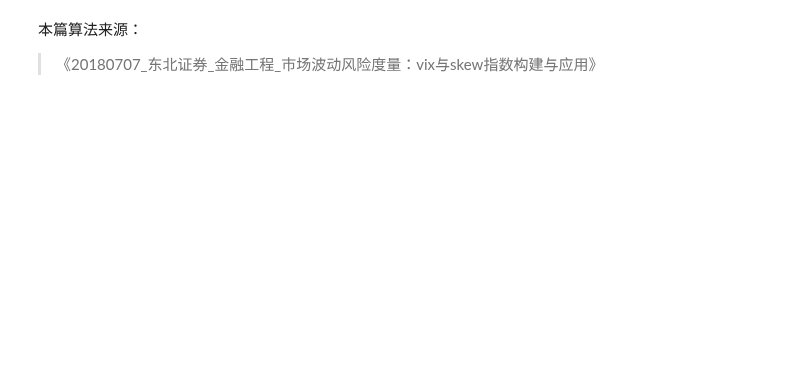
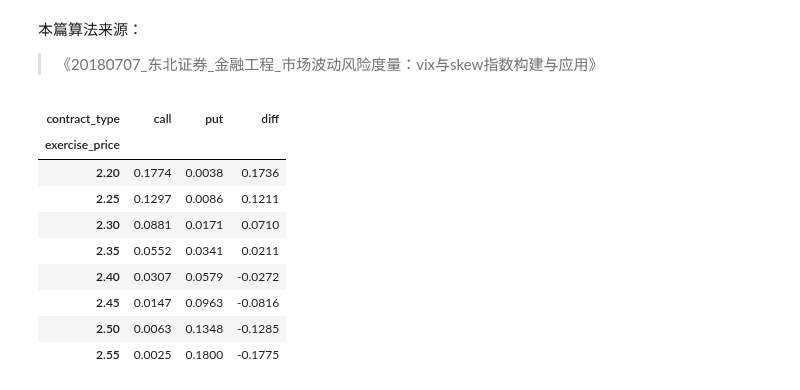
Before and after one commit to hugo2046/QuantsPlaybook, a Jupyter notebook: C-择时类/C-VIX中国版VIX编制手册/test.ipynb, the cells around one changed output. Drawn from its saved outputs; the diff is of its cells as text; code cells hidden in the pictures; blank space fills up the shorter version.

```diff
--- a/C-择时类/C-VIX中国版VIX编制手册/test.ipynb
+++ b/C-择时类/C-VIX中国版VIX编制手册/test.ipynb
@@ -201,0 +59,13 @@ def calc_F(K: float, R: float, T: float, C: float, P: float) -> float:
+# %%
+res.strike_matrix['near']
+# %% [output]
+| contract_type | call | put | diff |
+| exercise_price |  |  |  |
+| 2.20 | 0.1774 | 0.0038 | 0.1736 |
+| 2.25 | 0.1297 | 0.0086 | 0.1211 |
+| 2.30 | 0.0881 | 0.0171 | 0.0710 |
+| 2.35 | 0.0552 | 0.0341 | 0.0211 |
+| 2.40 | 0.0307 | 0.0579 | -0.0272 |
+| 2.45 | 0.0147 | 0.0963 | -0.0816 |
+| 2.50 | 0.0063 | 0.1348 | -0.1285 |
+| 2.55 | 0.0025 | 0.1800 | -0.1775 |
```
Also changed, not shown: parts of 21 cells of this notebook, 4 other files.
